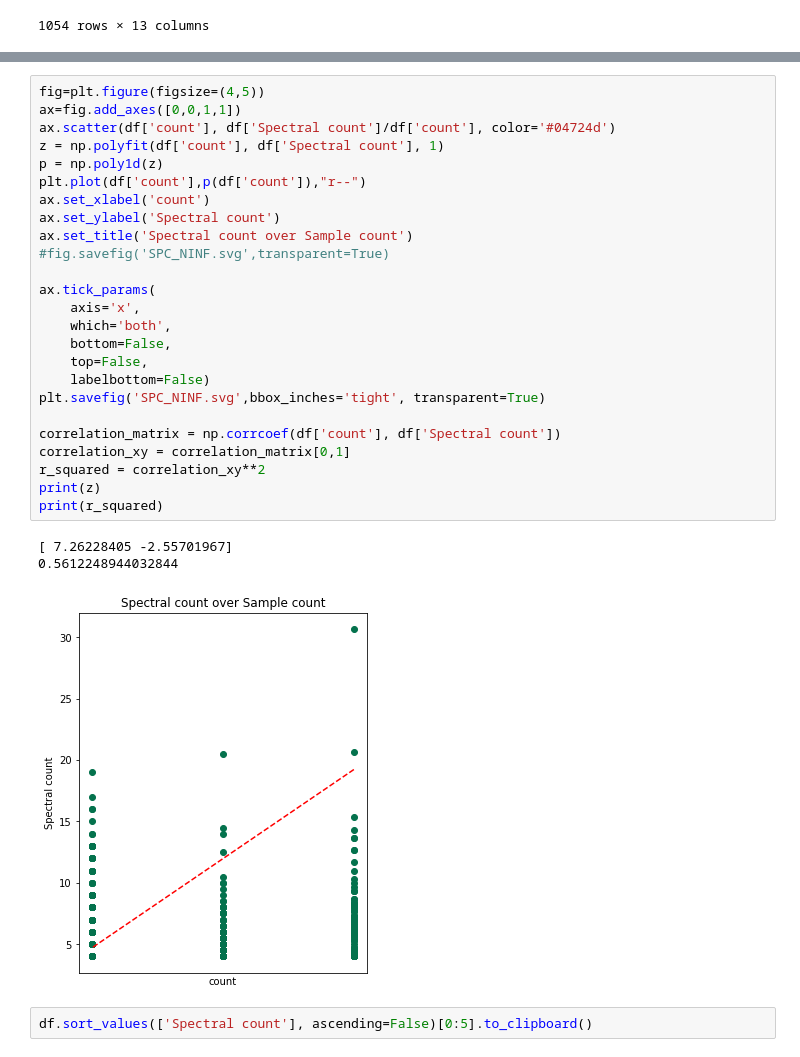
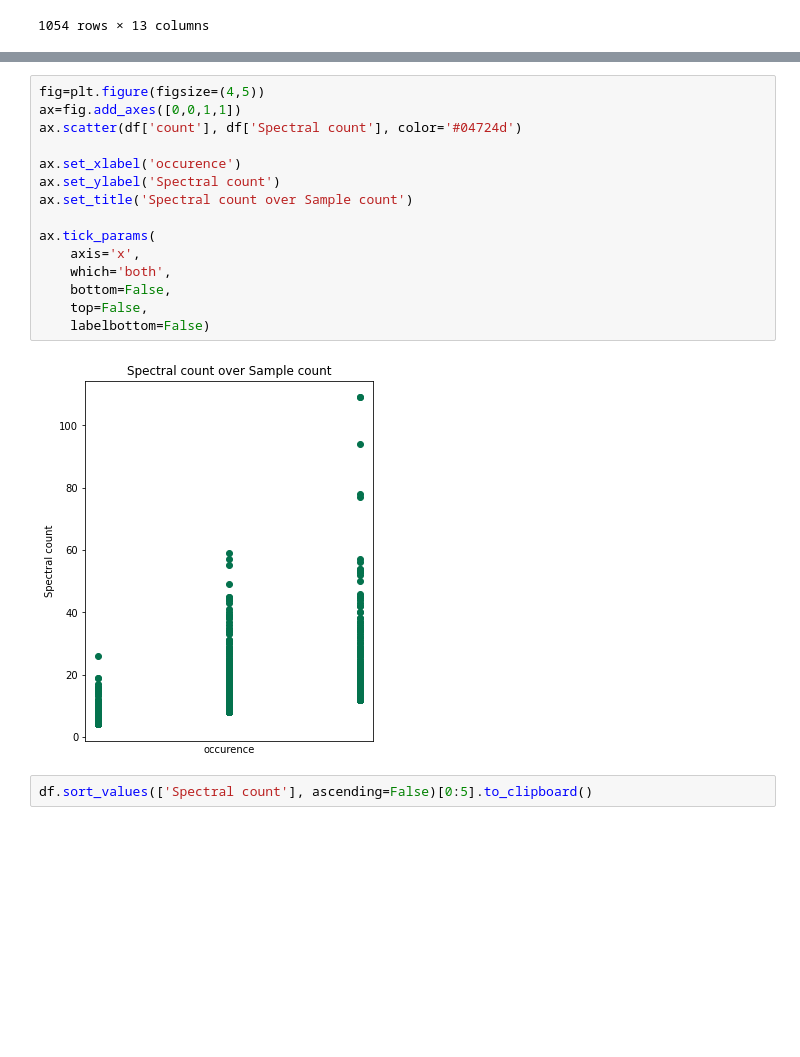
Before and after one commit to ErikHartman/peptidomic_py, a Jupyter notebook: in_group_analysis_erik.ipynb, the cells around one changed output, grey strips where cells are left out. Cells and saved outputs as stored; diff of their text form; blank space fills up the shorter version.

```diff
--- a/in_group_analysis_erik.ipynb
+++ b/in_group_analysis_erik.ipynb
@@ -999,32 +987,20 @@ Text(0.5, 1.0, 'Last aminoacid')
 # %%
 fig=plt.figure(figsize=(4,5))
 ax=fig.add_axes([0,0,1,1])
-ax.scatter(df['count'], df['Spectral count']/df['count'], color='#04724d')
-z = np.polyfit(df['count'], df['Spectral count'], 1)
-p = np.poly1d(z)
-plt.plot(df['count'],p(df['count']),"r--")
-ax.set_xlabel('count')
+ax.scatter(df['count'], df['Spectral count'], color='#04724d')
+
+ax.set_xlabel('occurence')
 ax.set_ylabel('Spectral count')
 ax.set_title('Spectral count over Sample count')
-#fig.savefig('SPC_NINF.svg',transparent=True)
 
 ax.tick_params(
     axis='x',
     which='both',
     bottom=False,
     top=False,
     labelbottom=False)
-plt.savefig('SPC_NINF.svg',bbox_inches='tight', transparent=True)
-
-correlation_matrix = np.corrcoef(df['count'], df['Spectral count'])
-correlation_xy = correlation_matrix[0,1]
-r_squared = correlation_xy**2
-print(z)
-print(r_squared)
 # %% [output]
-[ 7.26228405 -2.55701967]
-0.5612248944032844
-[figure, old version]
+[figure, new version]
 # %%
 df.sort_values(['Spectral count'], ascending=False)[0:5].to_clipboard()
 # %%
```
Also changed, not shown: parts of 4 cells of this notebook, 27 other files.
